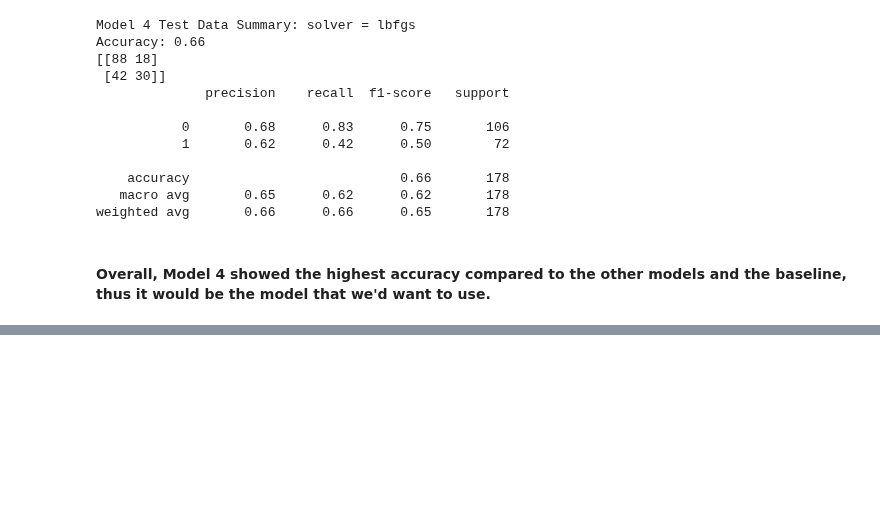
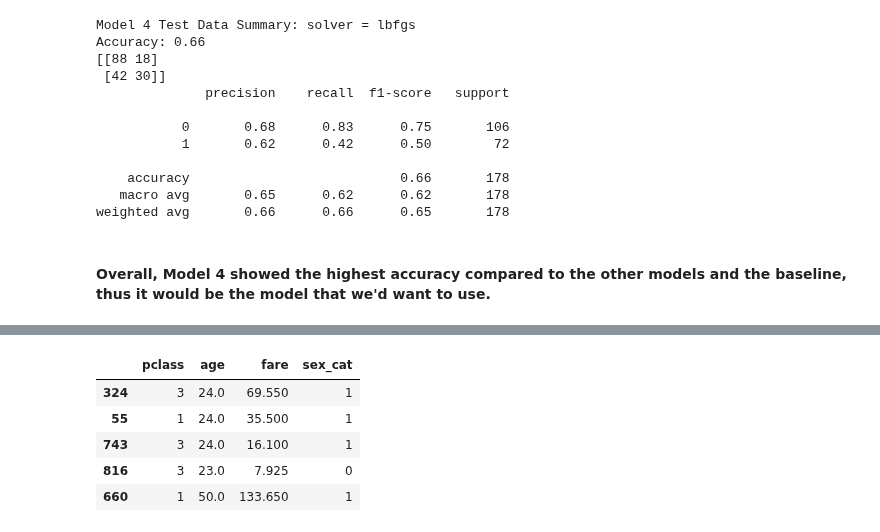
Before and after one commit to lukewbecker/classification-exercises, a Jupyter notebook: model.ipynb, the cells around one changed output, grey strips where cells are left out. Cells and saved outputs as stored; diff of their text form; code cells hidden in the pictures; blank space fills up the shorter version.

```diff
--- a/model.ipynb
+++ b/model.ipynb
@@ -1029,0 +1080,16 @@ weighted avg       0.66      0.66      0.65       178
+# %%
+X = titanic_df[['pclass','age','fare', 'sex_cat']]
+y = titanic_df[['survived']]
+
+# Split into train, validate, and test datasets
+X_train_validate, X_test, y_train_validate, y_test = train_test_split(X, y, test_size = .20, random_state = 123, stratify = titanic_df.survived)
+X_train, X_validate, y_train, y_validate = train_test_split(X_train_validate, y_train_validate, test_size = .30, stratify = y_train_validate.survived)
+
+X_train.head()
+# %% [output]
+|  | pclass | age | fare | sex_cat |
+| 324 | 3 | 24.0 | 69.550 | 1 |
+| 55 | 1 | 24.0 | 35.500 | 1 |
+| 743 | 3 | 24.0 | 16.100 | 1 |
+| 816 | 3 | 23.0 | 7.925 | 0 |
+| 660 | 1 | 50.0 | 133.650 | 1 |
```
Also changed, not shown: parts of 53 cells of this notebook.
